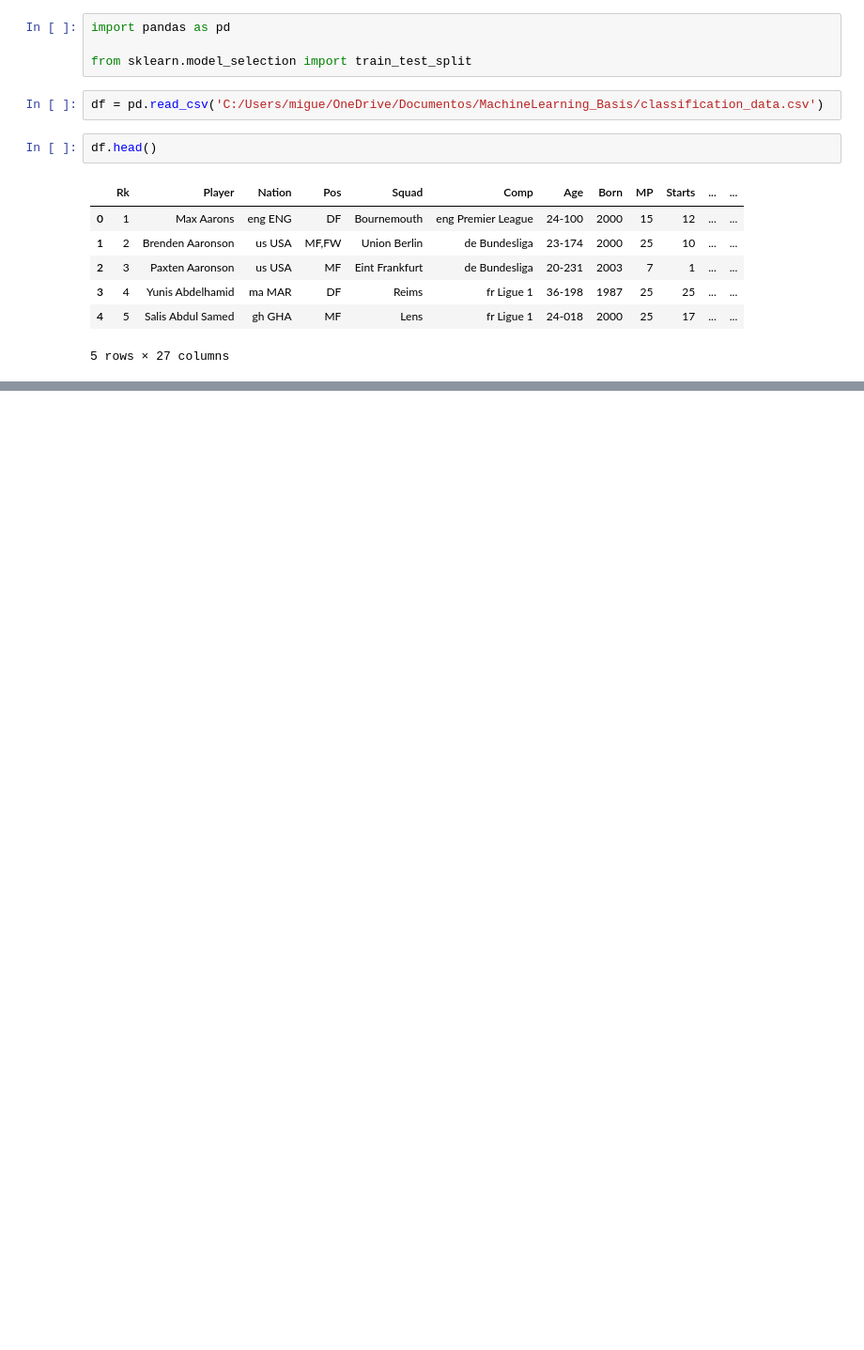
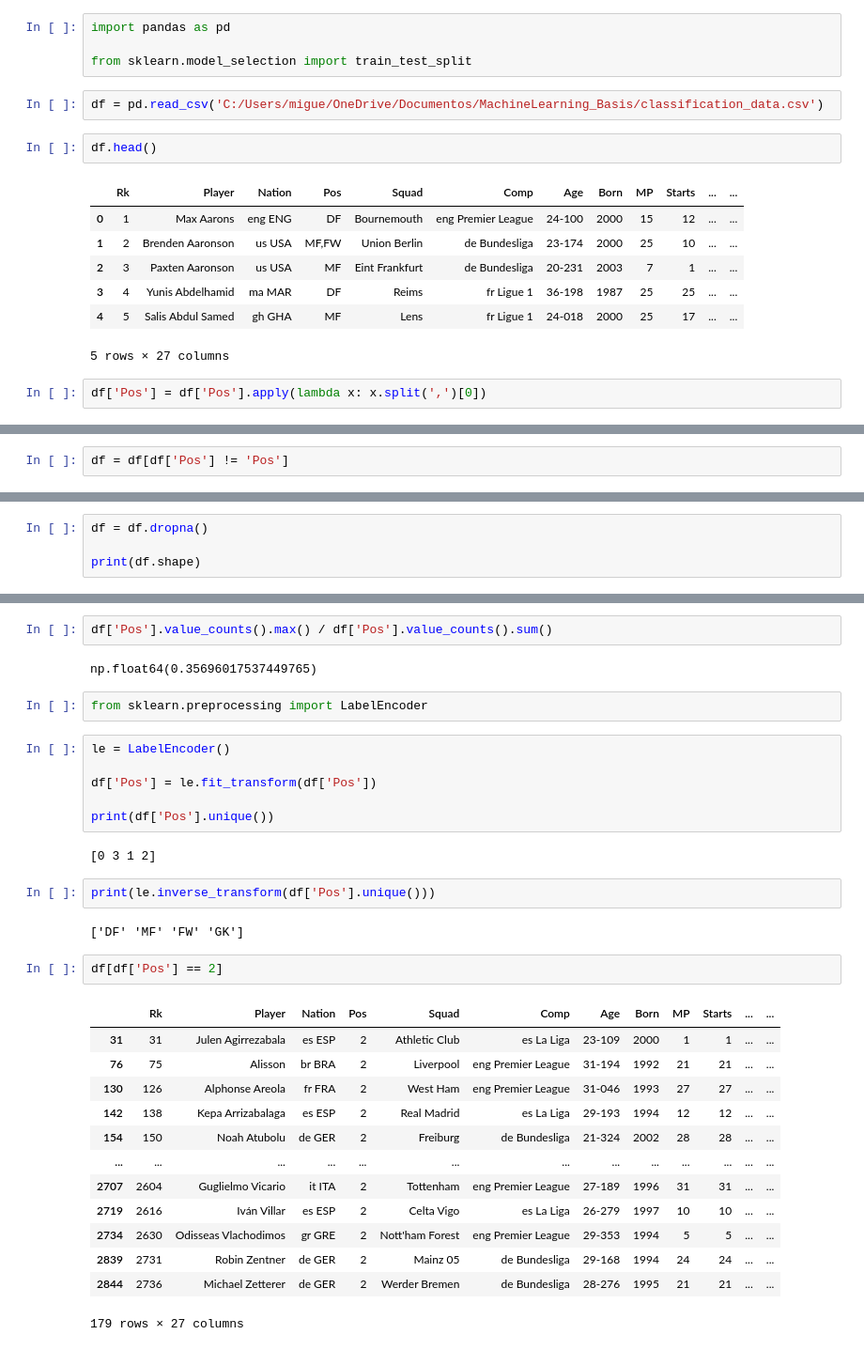
Before and after one commit to MigueHMC/MachineLearning_Basis, a Jupyter notebook: Classification.ipynb, the cells around one changed output, grey strips where cells are left out. Shown at 94% size. Drawn from its saved outputs; the diff is of its cells as text; blank space fills up the shorter version.

```diff
--- a/Classification.ipynb
+++ b/Classification.ipynb
@@ -14,6 +14,8 @@ df.head()
 | 3 | 4 | Yunis Abdelhamid | ma MAR | DF | Reims | fr Ligue 1 | 36-198 | 1987 | 25 | 25 | ... | ... |
 | 4 | 5 | Salis Abdul Samed | gh GHA | MF | Lens | fr Ligue 1 | 24-018 | 2000 | 25 | 17 | ... | ... |
 5 rows × 27 columns
+# %%
+df['Pos'] = df['Pos'].apply(lambda x: x.split(',')[0])
 # %%
 df['Pos'].unique()
 # %% [output]
@@ -21,0 +23,2 @@ array(['DF', 'MF,FW', 'MF', 'FW', 'FW,MF', 'Pos', 'DF,FW', 'GK', 'DF,MF',
+# %%
+df = df[df['Pos'] != 'Pos']
@@ -21,0 +45,4 @@ array(['DF', 'MF,FW', 'MF', 'FW', 'FW,MF', 'Pos', 'DF,FW', 'GK', 'DF,MF',
+# %%
+df = df.dropna()
+
+print(df.shape)
@@ -21,0 +60,34 @@ array(['DF', 'MF,FW', 'MF', 'FW', 'FW,MF', 'Pos', 'DF,FW', 'GK', 'DF,MF',
+# %%
+df['Pos'].value_counts().max() / df['Pos'].value_counts().sum()
+# %% [output]
+np.float64(0.35696017537449765)
+# %%
+from sklearn.preprocessing import LabelEncoder
+# %%
+le = LabelEncoder()
+
+df['Pos'] = le.fit_transform(df['Pos'])
+
+print(df['Pos'].unique())
+# %% [output]
+[0 3 1 2]
+# %%
+print(le.inverse_transform(df['Pos'].unique()))
+# %% [output]
+['DF' 'MF' 'FW' 'GK']
+# %%
+df[df['Pos'] == 2]
+# %% [output]
+|  | Rk | Player | Nation | Pos | Squad | Comp | Age | Born | MP | Starts | ... | ... |
+| 31 | 31 | Julen Agirrezabala | es ESP | 2 | Athletic Club | es La Liga | 23-109 | 2000 | 1 | 1 | ... | ... |
+| 76 | 75 | Alisson | br BRA | 2 | Liverpool | eng Premier League | 31-194 | 1992 | 21 | 21 | ... | ... |
+| 130 | 126 | Alphonse Areola | fr FRA | 2 | West Ham | eng Premier League | 31-046 | 1993 | 27 | 27 | ... | ... |
+| 142 | 138 | Kepa Arrizabalaga | es ESP | 2 | Real Madrid | es La Liga | 29-193 | 1994 | 12 | 12 | ... | ... |
+| 154 | 150 | Noah Atubolu | de GER | 2 | Freiburg | de Bundesliga | 21-324 | 2002 | 28 | 28 | ... | ... |
+| ... | ... | ... | ... | ... | ... | ... | ... | ... | ... | ... | ... | ... |
+| 2707 | 2604 | Guglielmo Vicario | it ITA | 2 | Tottenham | eng Premier League | 27-189 | 1996 | 31 | 31 | ... | ... |
+| 2719 | 2616 | Iván Villar | es ESP | 2 | Celta Vigo | es La Liga | 26-279 | 1997 | 10 | 10 | ... | ... |
+| 2734 | 2630 | Odisseas Vlachodimos | gr GRE | 2 | Nott'ham Forest | eng Premier League | 29-353 | 1994 | 5 | 5 | ... | ... |
+| 2839 | 2731 | Robin Zentner | de GER | 2 | Mainz 05 | de Bundesliga | 29-168 | 1994 | 24 | 24 | ... | ... |
+| 2844 | 2736 | Michael Zetterer | de GER | 2 | Werder Bremen | de Bundesliga | 28-276 | 1995 | 21 | 21 | ... | ... |
+179 rows × 27 columns
```
Also changed, not shown: parts of 11 cells of this notebook.
